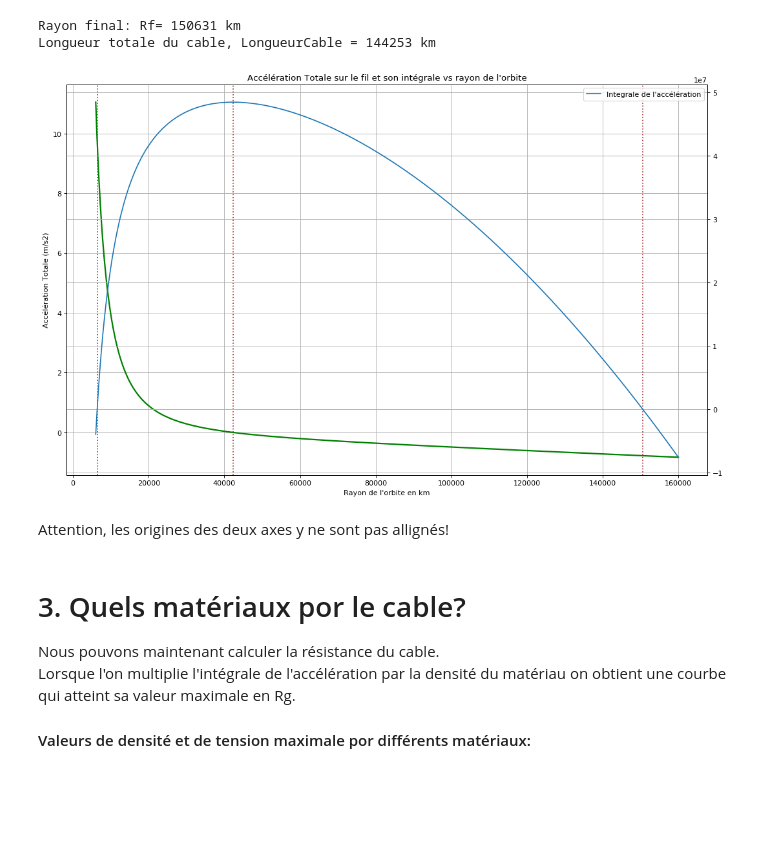
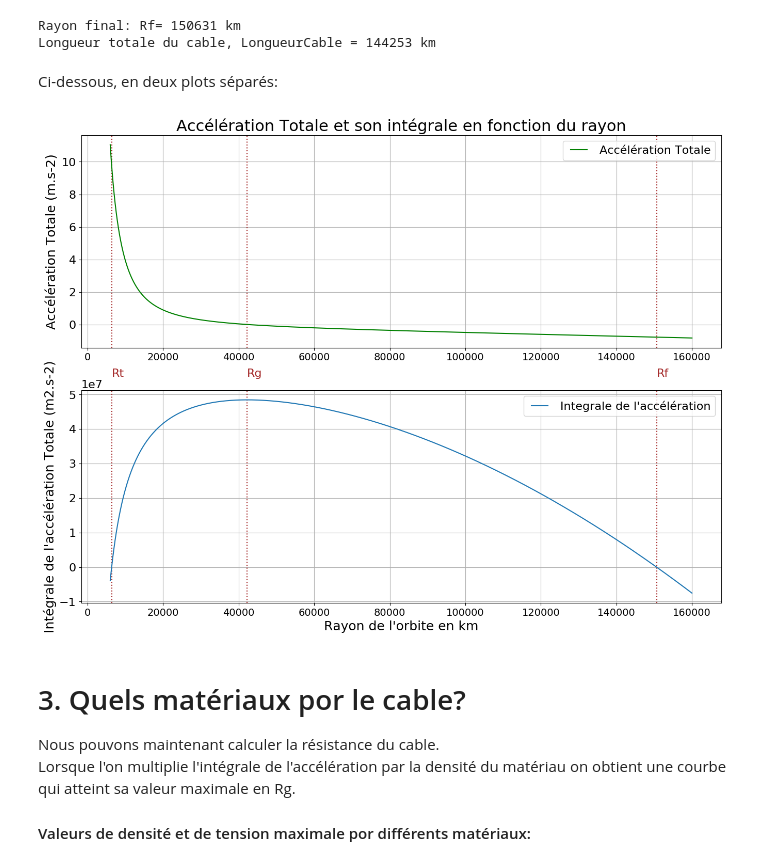
Before and after one commit to christophe-bonnefoy/TPE-SRR-2018, a Jupyter notebook: TPE-Ascenseur-Spatial.ipynb, the cells around one changed output. Drawn from its saved outputs; the diff is of its cells as text; code cells hidden in the pictures; blank space fills up the shorter version.

```diff
--- a/TPE-Ascenseur-Spatial.ipynb
+++ b/TPE-Ascenseur-Spatial.ipynb
@@ -9,6 +9,9 @@ Quant à matplotlib, il s'agit d'une librairie qui fonctionne un peu comme la ca
 # %%
 import numpy as np
 import matplotlib.pyplot as plt
+# %%
+#print(plt.style.available)
+plt.style.use('presentation')
 # %% [markdown]
 Définissons ensuite les constantes utilisées:
 # %%
@@ -254,43 +327,54 @@ print ("Longueur totale du cable, LongueurCable =", int(LongueurCable*1E-3),"km"
 # %% [output]
 Rayon final: Rf= 150631 km
 Longueur totale du cable, LongueurCable = 144253 km
+# %% [markdown]
+Ci-dessous, en deux plots séparés:
 # %%
-plt.close('all')
-
 r = np.arange(6E6, 160E6, 1E3)
 r_km = r*1E-3
 
-fig = plt.figure(figsize=(16, 10), dpi= 80, facecolor='w', edgecolor='k')
+plt.figure(figsize=(16, 12), dpi= 100, facecolor='w', edgecolor='k')
 
-ax1 = fig.add_subplot(111)
+#Première figure: 2 rangées, 1 colonne, figure 1
+plt.subplot(211)
 
-#r_km = np.arange(Rt, 160000, 1)
-
-plt.plot(r_km,  AccTotale(r), color="green",  linewidth=2, label="Accélération Totale")
+plt.title("Accélération Totale et son intégrale en fonction du rayon")
 
 plt.axvline(x=Rt*1E-3, linestyle=":", color="brown")
+plt.text(Rt*1E-3, -3.2, 'Rt', fontsize ='16', color="brown")
+
+plt.axvline(x=Rg*1E-3, linestyle=":", color="brown")
+plt.text(Rg*1E-3, -3.2, 'Rg', fontsize ='16', color="brown")
+
+plt.axvline(x=Rf*1E-3, linestyle=":", color="brown")
+plt.text(Rf*1E-3, -3.2, 'Rf', fontsize ='16', color="brown")
+
+plt.ylabel("Accélération Totale (m.s-2)")
+
+plt.plot(r_km,  AccTotale(r), color="green",  linewidth='1.5', label="Accélération Totale")
+
+plt.legend()
+plt.grid()
+
+#Deuxième figure: 2 rangées, 1 colonne, figure 2
+plt.subplot(212)
+
+plt.axvline(x=Rt*1E-3, linestyle=":", color="brown")
+
 plt.axvline(x=Rg*1E-3, linestyle=":", color="brown")
 plt.axvline(x=Rf*1E-3, linestyle=":", color="brown")
 
+plt.plot(r_km, IntegraleAcc(r), label="Integrale de l'accélération")
+plt.xlabel("Rayon de l'orbite en km")
+plt.ylabel("Intégrale de l'accélération Totale (m2.s-2)")
+plt.legend()
 plt.grid()
-
-plt.xlabel("Rayon de l'orbite en km")
-plt.ylabel("Accélération Totale (m/s2)")
-
-ax2 = ax1.twinx()
-ax2.plot(r_km, IntegraleAcc(r), label="Integrale de l'accélération")
-ax2.grid()
-#ax2.set_ylabel("Intégrale de l'accélération, (m2/s2)", color='b')
-
-plt.title("Accélération Totale sur le fil et son intégrale vs rayon de l'orbite")
-plt.legend()
 plt.savefig('images/acctotale-integrale.png')
 
+
 plt.show()
 # %% [output]
-[figure, old version]
+[figure, new version]
-# %% [markdown]
-Attention, les origines des deux axes y ne sont pas allignés!
 # %% [markdown]
 # 3. Quels matériaux por le cable?
 Nous pouvons maintenant calculer la résistance du cable.
```
Also changed, not shown: parts of 20 cells of this notebook.
